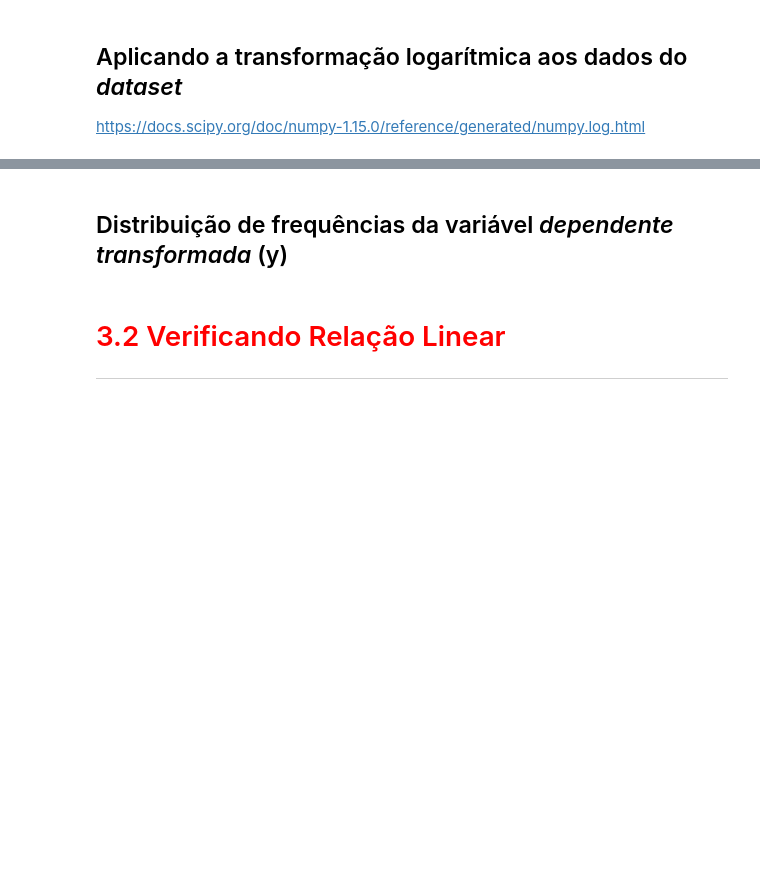
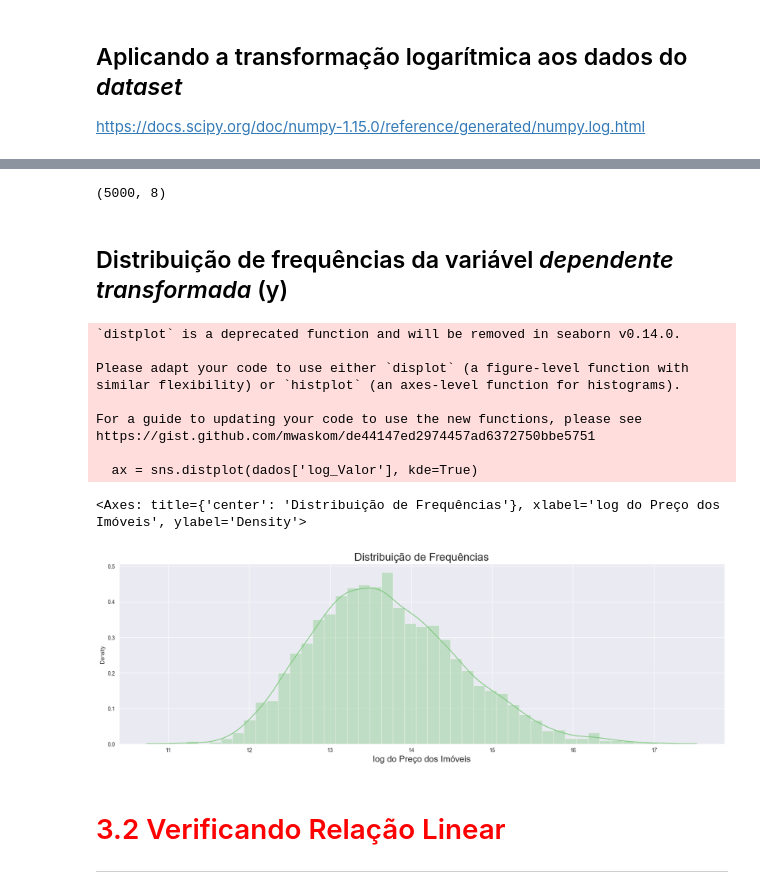
Before and after one commit to naimeaiub/Analise-Estatistica-IBGE, a Jupyter notebook: 7. Regressão Linear - técnicas avançadas de modelagem/Projeto/Regressão Linear.ipynb, the cells around one changed output, grey strips where cells are left out. Saved outputs shown, nothing was run; the diff lists cells and outputs as text; code cells hidden in the pictures; blank space fills up the shorter version.

```diff
--- a/7. Regressão Linear - técnicas avançadas de modelagem/Projeto/Regressão Linear.ipynb
+++ b/7. Regressão Linear - técnicas avançadas de modelagem/Projeto/Regressão Linear.ipynb
@@ -192,4 +192,4 @@ https://docs.scipy.org/doc/numpy-1.15.0/reference/generated/numpy.log.html
 dados['log_Valor'] = np.log(dados['Valor'])
 dados['log_Area'] = np.log(dados['Area'])
 dados['log_Dist_Praia'] = np.log(dados['Dist_Praia'] + 1) # +1 para evitar log de zero, pois tende ao infinito
-dados['log_Dist_Farmacia'] = np.log(dados['Dist_Farmacia'])
+dados['log_Dist_Farmacia'] = np.log(dados['Dist_Farmacia'] + 1) # +1 para evitar log de zero, pois tende ao infinito
@@ -196,11 +205,27 @@ dados['log_Dist_Farmacia'] = np.log(dados['Dist_Farmacia'])
+# %%
+dados.shape
+# %% [output]
+(5000, 8)
 # %% [markdown]
 ## Distribuição de frequências da variável *dependente transformada* (y)
 # %%
-
+ax = sns.distplot(dados['log_Valor'], kde=True)
 ax.figure.set_size_inches(20, 6)
 ax.set_title('Distribuição de Frequências', fontsize=20)
 ax.set_xlabel('log do Preço dos Imóveis', fontsize=16)
 ax
+# %% [output]
+`distplot` is a deprecated function and will be removed in seaborn v0.14.0.
+
+Please adapt your code to use either `displot` (a figure-level function with
+similar flexibility) or `histplot` (an axes-level function for histograms).
+
+For a guide to updating your code to use the new functions, please see
+https://gist.github.com/mwaskom/de44147ed2974457ad6372750bbe5751
+
+  ax = sns.distplot(dados['log_Valor'], kde=True)
+<Axes: title={'center': 'Distribuição de Frequências'}, xlabel='log do Preço dos Imóveis', ylabel='Density'>
+[figure, added]
 # %% [markdown]
 # <font color='red' style='font-size: 30px;'>3.2 Verificando Relação Linear</font>
 <hr style='border: 2px solid red;'>
```
Also changed, not shown: parts of 6 cells of this notebook.
